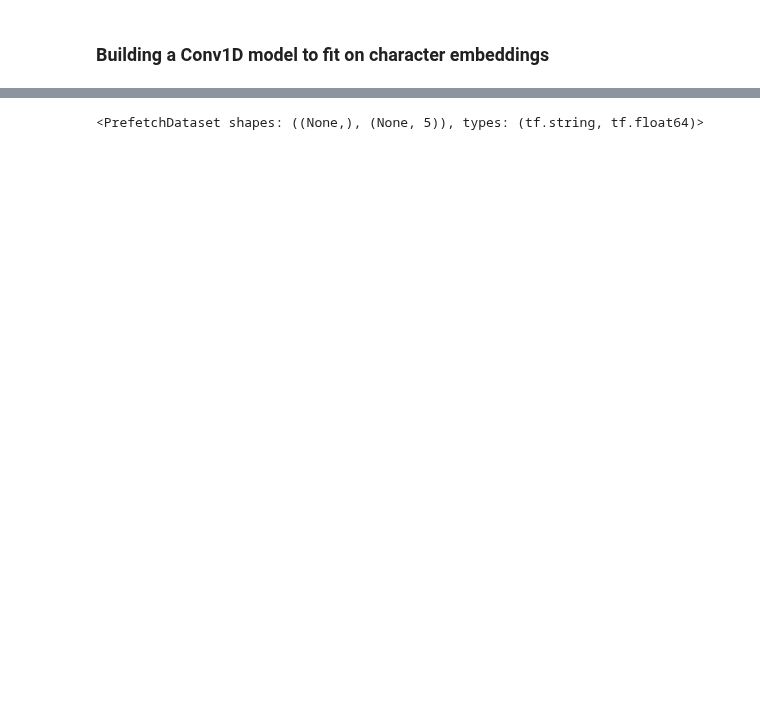
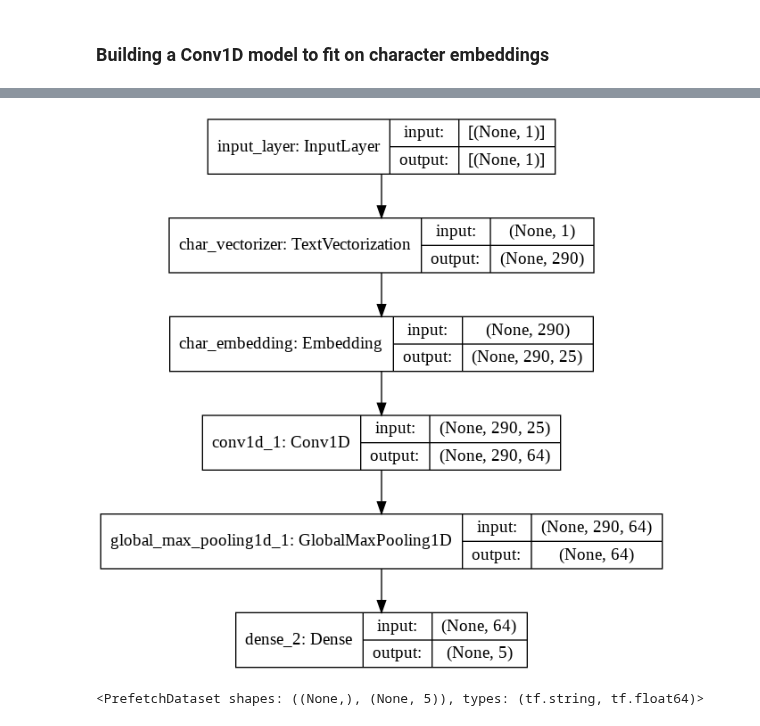
Before and after one commit to imran9891/TensorFlow, a Jupyter notebook: 09_Skimlit_NLP_Milestone_Project_2.ipynb, the cells around one changed output, grey strips where cells are left out. Drawn from its saved outputs; the diff is of its cells as text; code cells hidden in the pictures; blank space fills up the shorter version.

```diff
--- a/09_Skimlit_NLP_Milestone_Project_2.ipynb
+++ b/09_Skimlit_NLP_Milestone_Project_2.ipynb
@@ -972,6 +966,11 @@ Total params: 9,089
 Trainable params: 9,089
 Non-trainable params: 0
 _________________________________________________________________
+# %%
+from tensorflow.keras.utils import plot_model
+plot_model(model_3,show_shapes=True)
+# %% [output]
+[figure, added]
 # %%
 # Creating the character-level dataset
 char_train_dataset = tf.data.Dataset.from_tensor_slices((train_chars,train_labels_one_hot)).batch(batch_size=32).prefetch(buffer_size=tf.data.AUTOTUNE)
```
Also changed, not shown: parts of 71 cells of this notebook.
